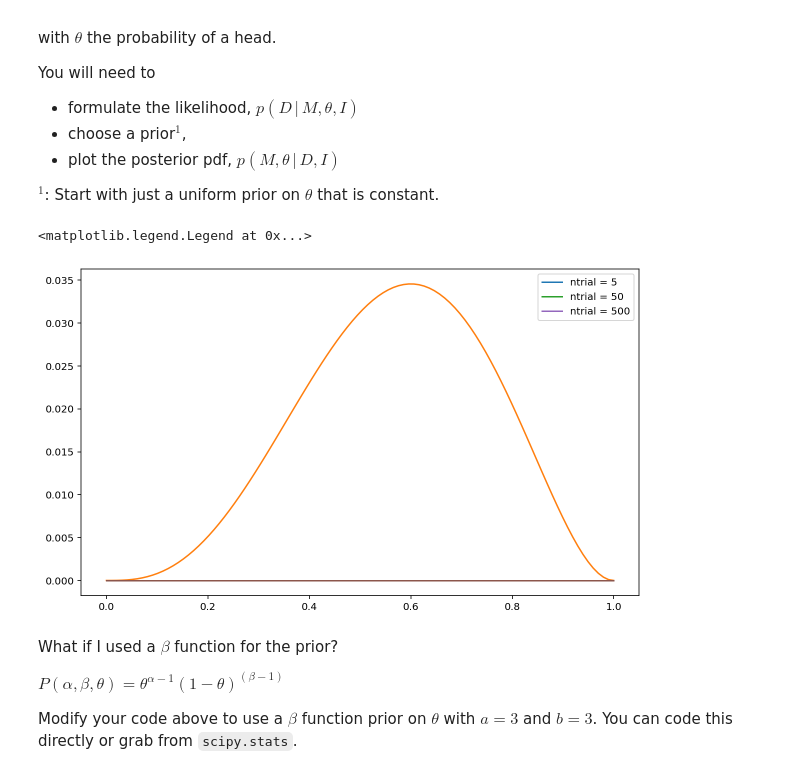
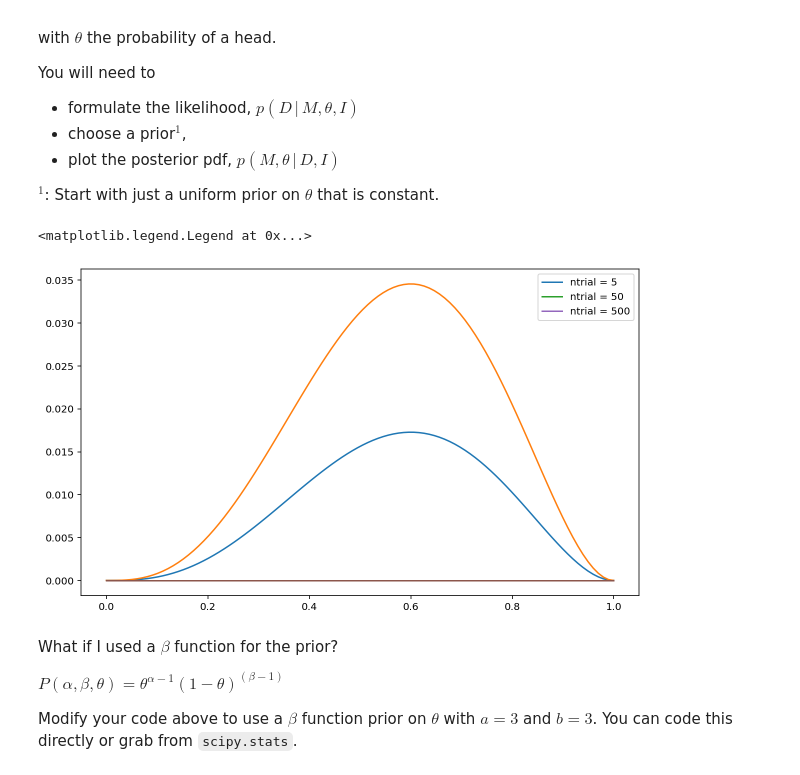
Before and after one commit to NihanPol/ASTR_3300_S2025, a Jupyter notebook: coursework/student_folders/zachary_zelensky/class_participation/Lecture_8_ZZelensky.ipynb, the cells around one changed output. Cells and saved outputs as stored; diff of their text form; code cells hidden in the pictures.

```diff
--- a/coursework/student_folders/zachary_zelensky/class_participation/Lecture_8_ZZelensky.ipynb
+++ b/coursework/student_folders/zachary_zelensky/class_participation/Lecture_8_ZZelensky.ipynb
@@ -353,36 +353,36 @@ from scipy.stats import uniform
 
 def p_nheads(n, h, theta):
     # code the binomial distribution here
     return ((theta)**h)*((1-theta)**(n-h))
 
 # likelihood
 def L(data, ntrials, theta):
     nheads = data[:ntrials].sum()
     return p_nheads(ntrials, nheads, theta)
 
 # prior (ignore loc and scale until the beta prior)
 def prior(theta,loc=3.0, scale=3.0):
     # put a prior distribution here
-    dist = uniform.pdf(theta, loc = 3, scale = 3)
-    return dist
+    #dist = uniform.pdf(theta, loc = 3, scale = 3)
+    return .5
 
 fig, ax = plt.subplots(figsize=(10,6))
 
 probs = []
 # define the number of trials
 n_trials = [5, 50, 500]
 theta = np.linspace(0, 1, 100)
 for nt in n_trials:
     prob = L(data, nt, theta) * prior(theta)
     # posterior plot
     ax.plot(theta, prob,
             label=r'ntrial = '+str(nt))
     # likelihood plot
     ax.plot(theta, L(data, nt, theta))
 plt.legend()
 # %% [output]
 <matplotlib.legend.Legend at 0x...>
-[figure, old version]
+[figure, new version]
 # %% [markdown]
 What if I used a $\beta$ function for the prior?
 
```
